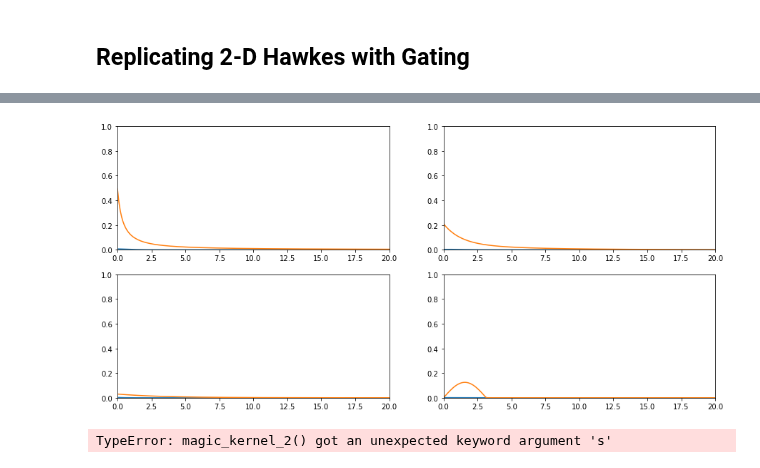
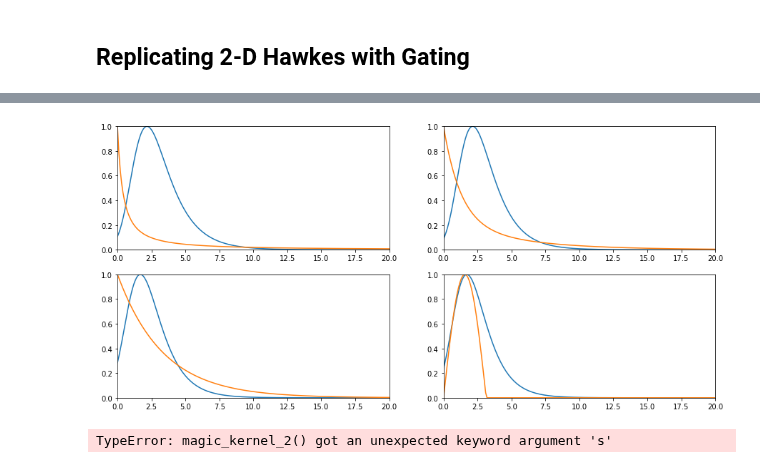
Before and after one commit to yamacisik/gated_kernel_tpp, a Jupyter notebook: kernel_fuctions_experiments.ipynb, the cells around one changed output, grey strips where cells are left out. Cells and saved outputs as stored; diff of their text form; code cells hidden in the pictures.

```diff
--- a/kernel_fuctions_experiments.ipynb
+++ b/kernel_fuctions_experiments.ipynb
@@ -692,34 +694,34 @@ params.tail(2)
 # %%
 
 
-model_id  = '7d12e2410c'
-lengtscales = params.loc[params.Model_ID ==model_id].values[0][1:5]
+model_id  = 'b8b1f35631'
+lengtscales = params.loc[params.Model_ID ==model_id].values[0][1:5]+1
 sigmas = params.loc[params.Model_ID ==model_id].values[0][5:9]*2
-alphas = params.loc[params.Model_ID ==model_id].values[0][9:13]
+alphas = params.loc[params.Model_ID ==model_id].values[0][9:13]+1
 # ss = params.loc[params.Model_ID ==model_id].values[0][13:17]
 
 t =torch.arange(0,200,0.1)+0.000001
 
 
 fig, axes = plt.subplots(2, 2,figsize=(15,7))
 axes = axes.flatten()
 for i in range(len(axes)):
 
     values = magic_kernel_1(t,sigma = sigmas[i], lengthscale = lengtscales[i], alpha = alphas[i])
-#     values = (values - values.min())/(values.max()-values.min())
+    values = (values - values.min())/(values.max()-values.min())
     real_values = triggering_kernel(t,i)
-#     real_values = (real_values - real_values.min())/(real_values.max()-real_values.min())
+    real_values = (real_values - real_values.min())/(real_values.max()-real_values.min())
 
     axes[i].plot(t,values)
     axes[i].plot(t,real_values)
     axes[i].set_xlim(0, 20)
     axes[i].set_ylim(0, 1)
 # axes[0].set_xlim(0, 10)
 # axes[1].set_ylim(0, 0.2)
 # axes[2].set_xlim(0, 10)
 # axes[3].set_ylim(0, 0.3)
 # %% [output]
-[figure, old version]
+[figure, new version]
 # %%
 
 
```
Also changed, not shown: parts of 1 cell of this notebook, 2 other files.
